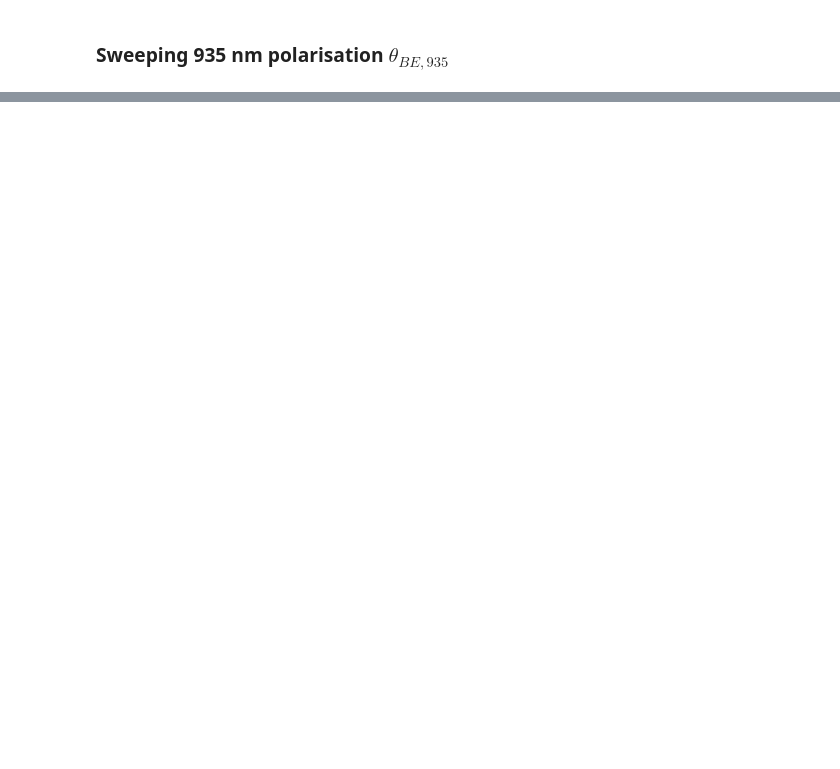
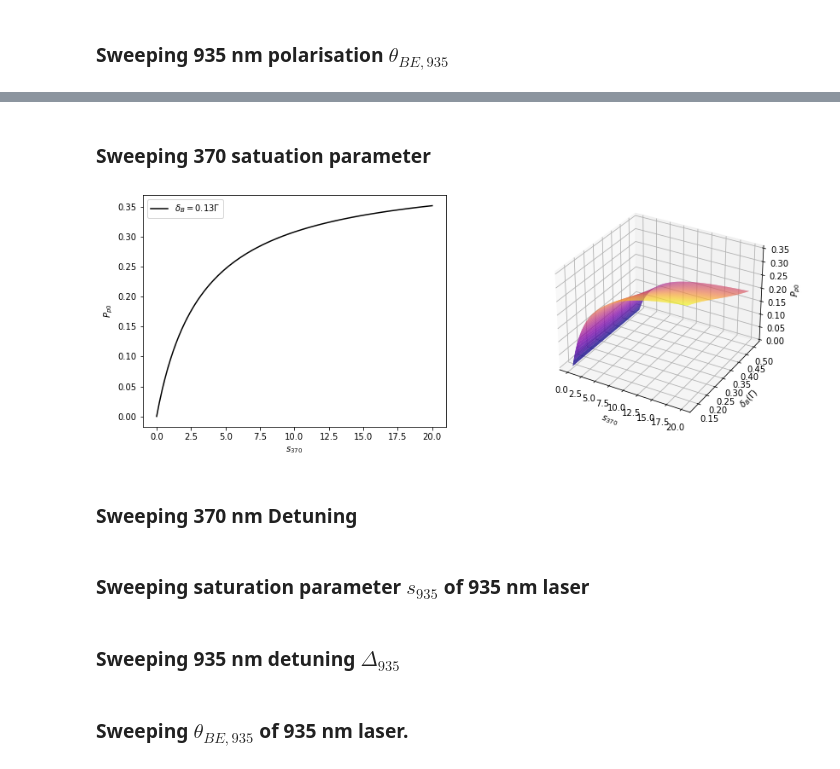
Before and after one commit to lmcc-lab/YbSimulations, a Jupyter notebook: experiment_stack.ipynb, the cells around one changed output, grey strips where cells are left out. Cells and saved outputs as stored; diff of their text form; code cells hidden in the pictures; blank space fills up the shorter version.

```diff
--- a/experiment_stack.ipynb
+++ b/experiment_stack.ipynb
@@ -463,0 +459,48 @@ plt.show()
+# %% [markdown]
+### Sweeping 370 satuation parameter ###
+# %%
+from ion_model import calculate_174_pop, Yb174
+
+yb174 = Yb174()
+
+# define the polarisation sweep
+thetaBE370 = yb174.optimal_thetaBE
+thetaBE935 = thetaBE370
+# define other constants
+s370 = np.linspace(0, 20, 100)       # At saturation
+s935 = 5                            # At saturation
+zeeman = 0.13 * yb174.Gamma_2P12     # half of the linewidth of the 2S1/2 <-> 2P1/2 transition
+detuning370 = 5e6 * 2 * np.pi           # Detuning set to -5 MHz
+
+# Calculate the population
+excited_pop, mesh, yb174, cartesian, other = calculate_174_pop(detuning370=detuning370, s_370=s370, s_935=s935, zeeman=zeeman,
+                                                                thetaBE370=thetaBE370,
+                                                                thetaBE935=thetaBE935)
+
+fig = plt.figure(figsize=(14, 5))
+ax = fig.add_subplot(1, 2, 1)
+ax.plot(mesh.s0_370, excited_pop, color='k', label=r'$\delta_B=0.13\Gamma$')
+
+zeeman = np.linspace(0.13, 0.51, 100)     # half of the linewidth of the 2S1/2 <-> 2P1/2 transition
+
+# Calculate the population
+excited_pop, mesh, yb174, cartesian, other = calculate_174_pop(detuning370=detuning370, s_370=s370, s_935=s935, zeeman=zeeman * yb171.Gamma_2P12,
+                                                                thetaBE370=thetaBE370,
+                                                                thetaBE935=thetaBE935)
+
+ax2 = fig.add_subplot(1, 2, 2, projection='3d')
+ax2.plot_surface(mesh.s0_370, mesh.zeeman / yb171.Gamma_2P12, excited_pop, cmap='plasma', rstride=1, cstride=1, edgecolor='none')
+ax2.set_xlabel('$s_{370}$')
+ax2.set_ylabel('$\delta_B(\Gamma)$')
+ax2.set_zlabel("$P_{p0}$")
+
+ax.set_xlabel('$s_{370}$')
+ax.set_ylabel('$P_{p0}$')
+ax.legend()
+
+# plt.tight_layout()
+plt.show()
+# %% [output]
+[figure, added]
+# %% [markdown]
+### Sweeping 370 nm Detuning
@@ -463,0 +560,2 @@ plt.show()
+# %% [markdown]
+### Sweeping saturation parameter $s_{935}$ of 935 nm laser
@@ -463,0 +589,2 @@ plt.show()
+# %% [markdown]
+### Sweeping 935 nm detuning $\Delta_{935}$
@@ -463,0 +622,2 @@ plt.show()
+# %% [markdown]
+### Sweeping $\theta_{BE, 935}$ of 935 nm laser.
```
Also changed, not shown: parts of 19 cells of this notebook, 3 other files.
